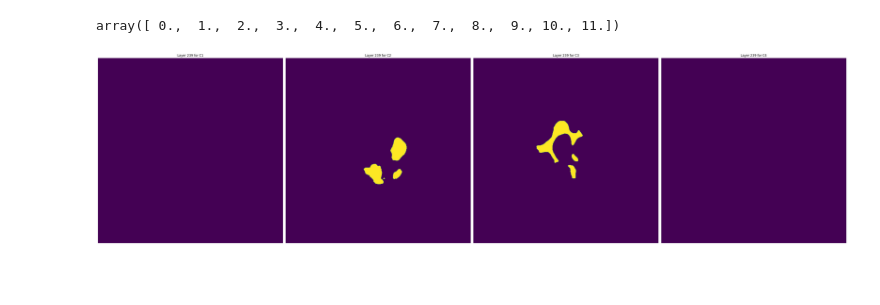
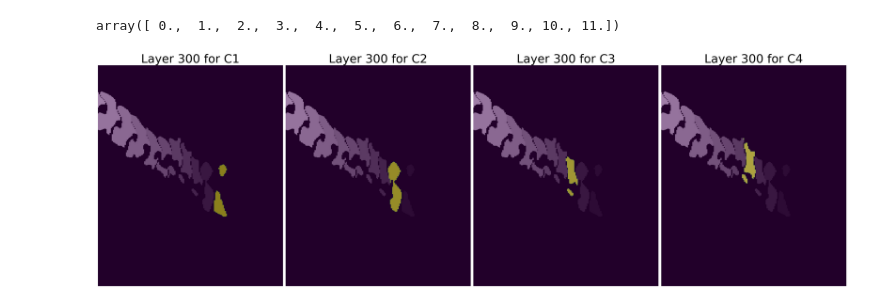
Before and after one commit to hatzav-ox/rsna-cervical-spine_poetry, a Jupyter notebook: notebooks/playground.ipynb, the cells around one changed output. Saved outputs shown, nothing was run; the diff lists cells and outputs as text; code cells hidden in the pictures; blank space fills up the shorter version.

```diff
--- a/notebooks/playground.ipynb
+++ b/notebooks/playground.ipynb
@@ -67,16 +67,18 @@ np.unique(image_data)
 # %% [output]
 array([ 0.,  1.,  2.,  3.,  4.,  5.,  6.,  7.,  8.,  9., 10., 11.])
 # %%
-layer = 239
+layer = 300
 
 fig, ax = plt.subplots(nrows=1, ncols=4, figsize=(40,25))
 for i in range(4):
   img_label_str = list(segmented_labels.keys())[i]
-  img = image_data[:, :, layer]
+  img = image_data[layer, :, :]
   mask = np.where(img == segmented_labels[img_label_str], 255, 0)
   ax[i].imshow(mask)
-  ax[i].set_title(f"Layer {layer} for {img_label_str}")
+  ax[i].imshow(image_data[layer, :, :], cmap="gray", alpha=0.5)
+  ax[i].set_title(f"Layer {layer} for {img_label_str}", fontsize=45)
   ax[i].axis('off')
 plt.tight_layout()
+plt.show()
 # %% [output]
-[figure, old version]
+[figure, new version]
```
